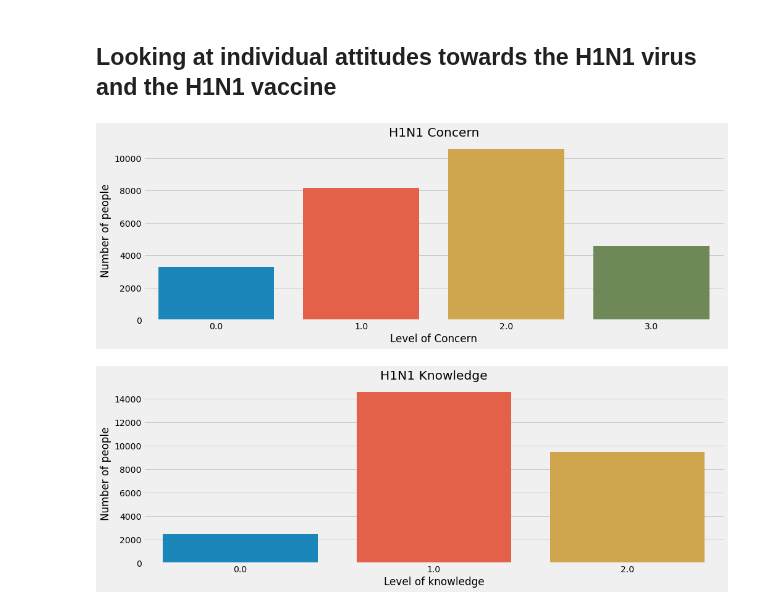
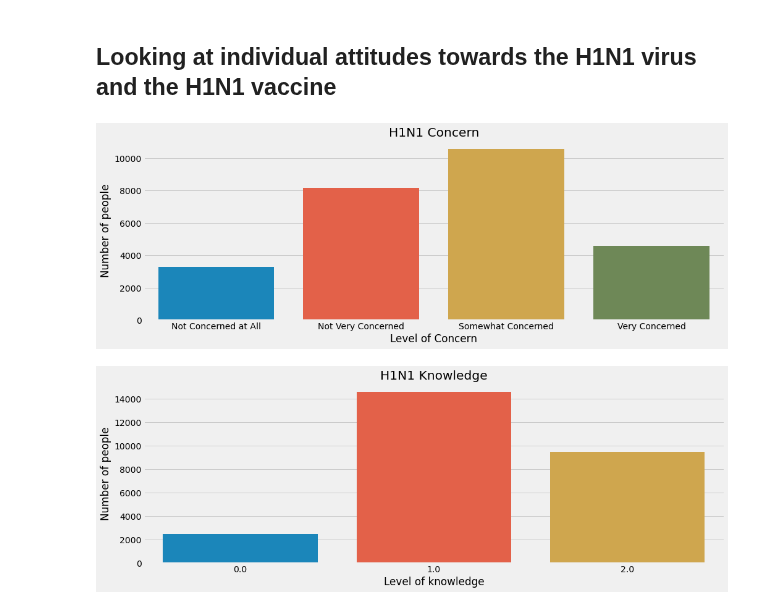
Before and after one commit to mankah/Capstone, a Jupyter notebook: Capstone.ipynb, the cells around one changed output. Drawn from its saved outputs; the diff is of its cells as text; code cells hidden in the pictures.

```diff
--- a/Capstone.ipynb
+++ b/Capstone.ipynb
@@ -119,12 +120,13 @@ df.head()
 # %%
 fig, ax = plt.subplots(figsize = (15,5))
 
 sns.countplot(df.h1n1_concern)
 plt.title('H1N1 Concern')
 plt.ylabel('Number of people')
-plt.xlabel('Level of Concern');
+plt.xlabel('Level of Concern')
+ax.set_xticklabels(['Not Concerned at All', 'Not Very Concerned', 'Somewhat Concerned', 'Very Concerned']);
 # %% [output]
-[figure, old version]
+[figure, new version]
 # %%
 fig, ax = plt.subplots(figsize = (15,5))
 
```
Also changed, not shown: parts of 12 cells of this notebook.
